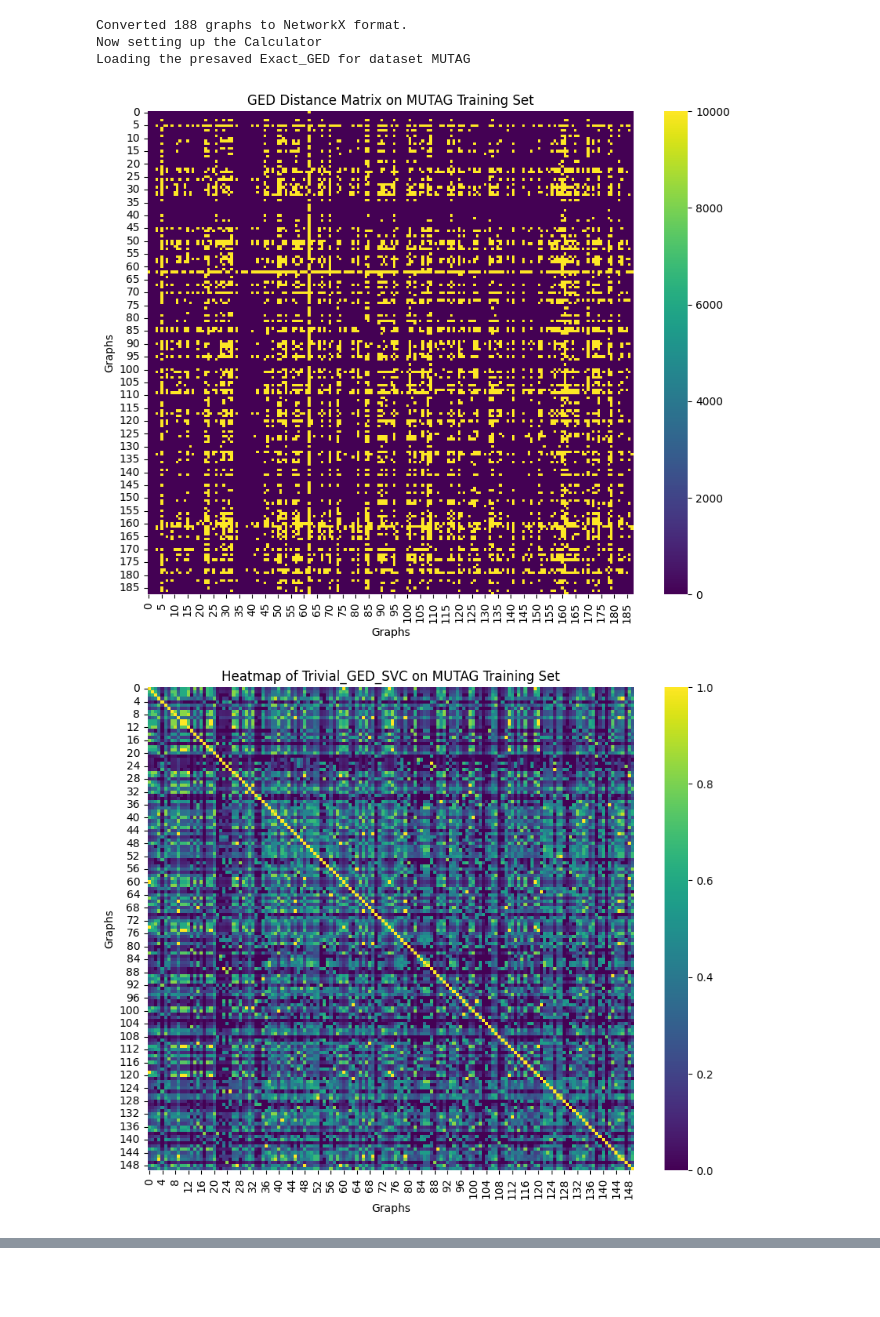
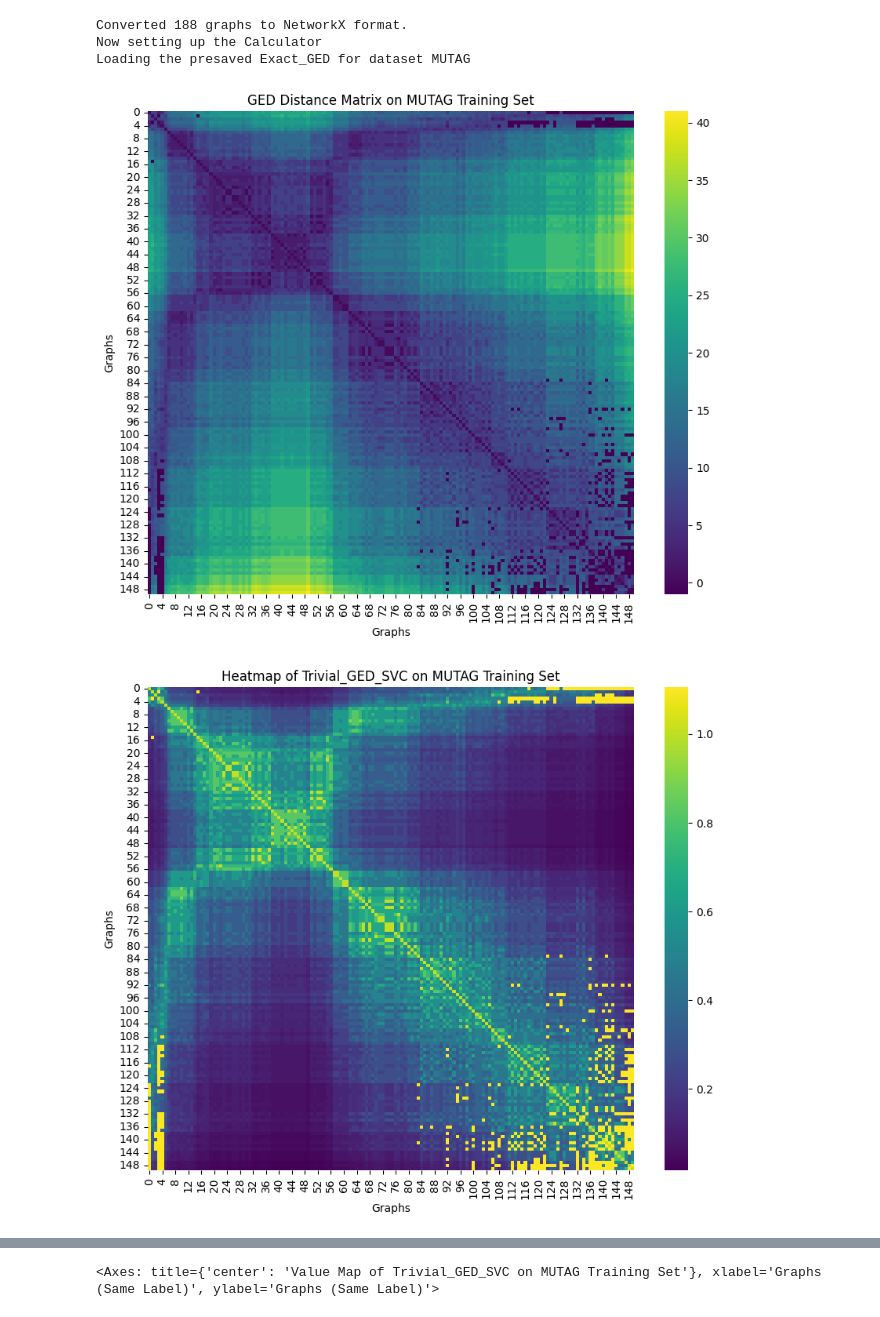
Before and after one commit to SimonESchumacher/Exploration-of-the-Potential-of-GED-based-Classifiers, a Jupyter notebook: Kernel_Matrix.ipynb, the cells around one changed output, grey strips where cells are left out. Cells and saved outputs as stored; diff of their text form; code cells hidden in the pictures; blank space fills up the shorter version.

```diff
--- a/Kernel_Matrix.ipynb
+++ b/Kernel_Matrix.ipynb
@@ -98,16 +162,29 @@ for i in range(len(y_train)):
             labels_map[i][j] = 1
         else:
             labels_map[i][j] = -1
+
+sorted_labels_map =np.zeros((len(Y_train_label_sorted_labels), len(Y_train_label_sorted_labels)))
+for i in range(len(Y_train_label_sorted_labels)):
+    for j in range(len(Y_train_label_sorted_labels)):
+        if Y_train_label_sorted_labels[i] == Y_train_label_sorted_labels[j]:
+            sorted_labels_map[i][j] = 1
+        else:
+            sorted_labels_map[i][j] = -1
 # %%
 classifier = get_classifier(ged_calculator)
-ged_matrix_train = ged_calculator.get_complete_matrix(method=GED_BOUND)
+ged_matrix_train = ged_calculator.get_complete_matrix(method=GED_BOUND,x_graphindexes=sorted_train_indices_by_labels, y_graphindexes=sorted_train_indices_by_labels)
 display_heatmap(ged_matrix_train, title=f"GED Distance Matrix on {DATASET.name} Training Set")
-heatmap = classifier.fit_transform(X_train,y_train)
+heatmap = classifier.fit_transform(X_train_label_sorted_labels,Y_train_label_sorted_labels)
+# sort the heatmap on on axis by node size
+# sorted_heatmap_by_size = [heatmap[x] for x in sorted(range(len(train_indices)), key=lambda idx: (len(X_train[idx].nodes()),y_train[idx]))]
+# sorted_labels_map_by_size = [sorted_labels_map[x] for x in sorted(range(len(train_indices)), key=lambda idx: (len(X_train[idx].nodes()),y_train[idx]))]
+
 display_heatmap(heatmap, title=f"Heatmap of {classifier.__class__.__name__} on {DATASET.name} Training Set")
-# display_heatmap(labels_map, title=f"Same Labels Map on {DATASET.name} Training Set", xlabel="Graphs (Same Label)", ylabel="Graphs (Same Label)")
+display_heatmap(sorted_labels_map, title=f"Same Labels Map on {DATASET.name} Training Set", xlabel="Graphs (Same Label)", ylabel="Graphs (Same Label)")
+
 # display_heatmap([y_train], title="labels of the training set")
-value_map=heatmap * labels_map
+value_map=heatmap * sorted_labels_map
 display_heatmap(value_map, title=f"Value Map of {classifier.__class__.__name__} on {DATASET.name} Training Set", xlabel="Graphs (Same Label)", ylabel="Graphs (Same Label)")
 # %% [output]
-[figure, old version]
+[figure, new version]
-[figure, old version]
+[figure, new version]
@@ -114,0 +193 @@ display_heatmap(value_map, title=f"Value Map of {classifier.__class__.__name__}
+<Axes: title={'center': 'Value Map of Trivial_GED_SVC on MUTAG Training Set'}, xlabel='Graphs (Same Label)', ylabel='Graphs (Same Label)'>
```
Also changed, not shown: parts of 7 cells of this notebook, 6 other files.
